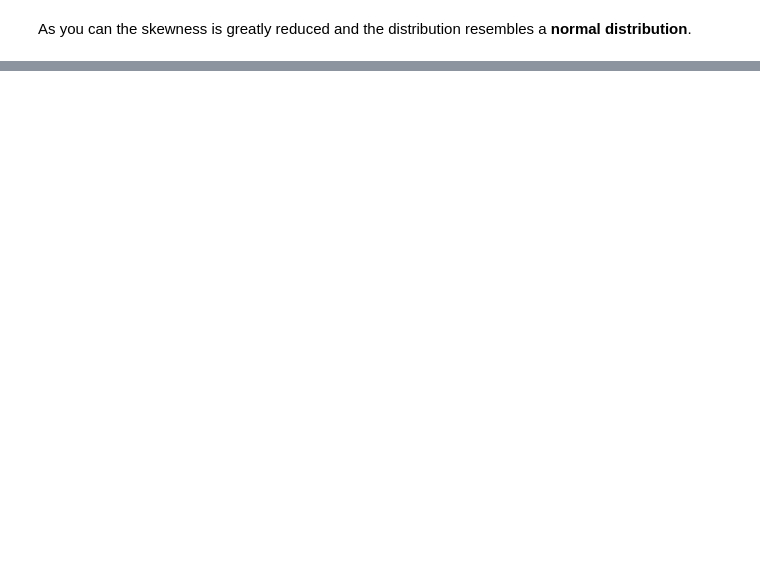
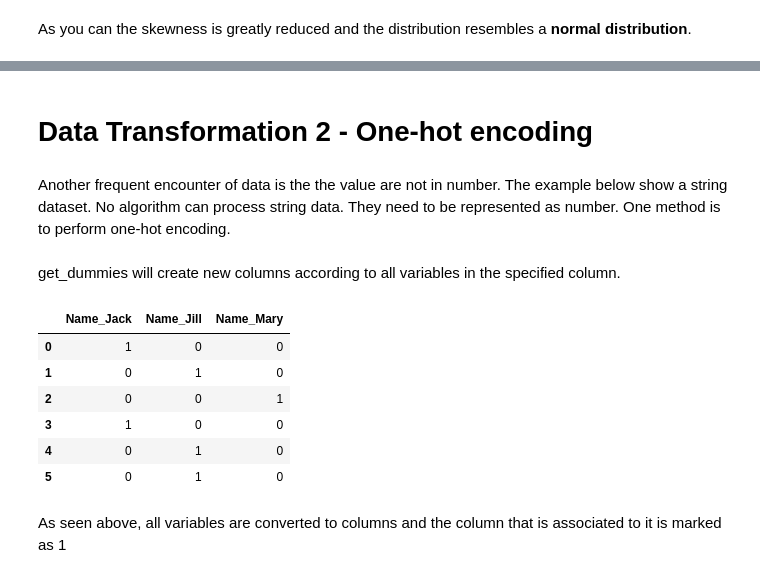
Before and after one commit to CertifaiAI/data-science-fundamentals, a Jupyter notebook: solution/02-0_Data Exploration and Data Transformation.ipynb, the cells around one changed output, grey strips where cells are left out. Saved outputs shown, nothing was run; the diff lists cells and outputs as text; code cells hidden in the pictures; blank space fills up the shorter version.

```diff
--- a/solution/02-0_Data Exploration and Data Transformation.ipynb
+++ b/solution/02-0_Data Exploration and Data Transformation.ipynb
@@ -146,0 +324,23 @@ sns.distplot(df_new)
+# %% [markdown]
+# Data Transformation 2 - One-hot encoding
+# %% [markdown]
+Another frequent encounter of data is the the value are not in number. The example below show a string dataset. No algorithm can process string data. They need to be represented as number. One method is to perform one-hot encoding.
+# %%
+x = ["Jack", "Jill", "Mary", "Jack", "Jill", "Jill"]
+df = pd.DataFrame(x, columns=["Name"])
+# %% [markdown]
+get_dummies will create new columns according to all variables in the specified column.
+# %%
+df_one_hot = pd.get_dummies(df)
+# %%
+df_one_hot
+# %% [output]
+|  | Name_Jack | Name_Jill | Name_Mary |
+| 0 | 1 | 0 | 0 |
+| 1 | 0 | 1 | 0 |
+| 2 | 0 | 0 | 1 |
+| 3 | 1 | 0 | 0 |
+| 4 | 0 | 1 | 0 |
+| 5 | 0 | 1 | 0 |
+# %% [markdown]
+As seen above, all variables are converted to columns and the column that is associated to it is marked as 1
```
Also changed, not shown: parts of 41 cells of this notebook, 1 other file.
